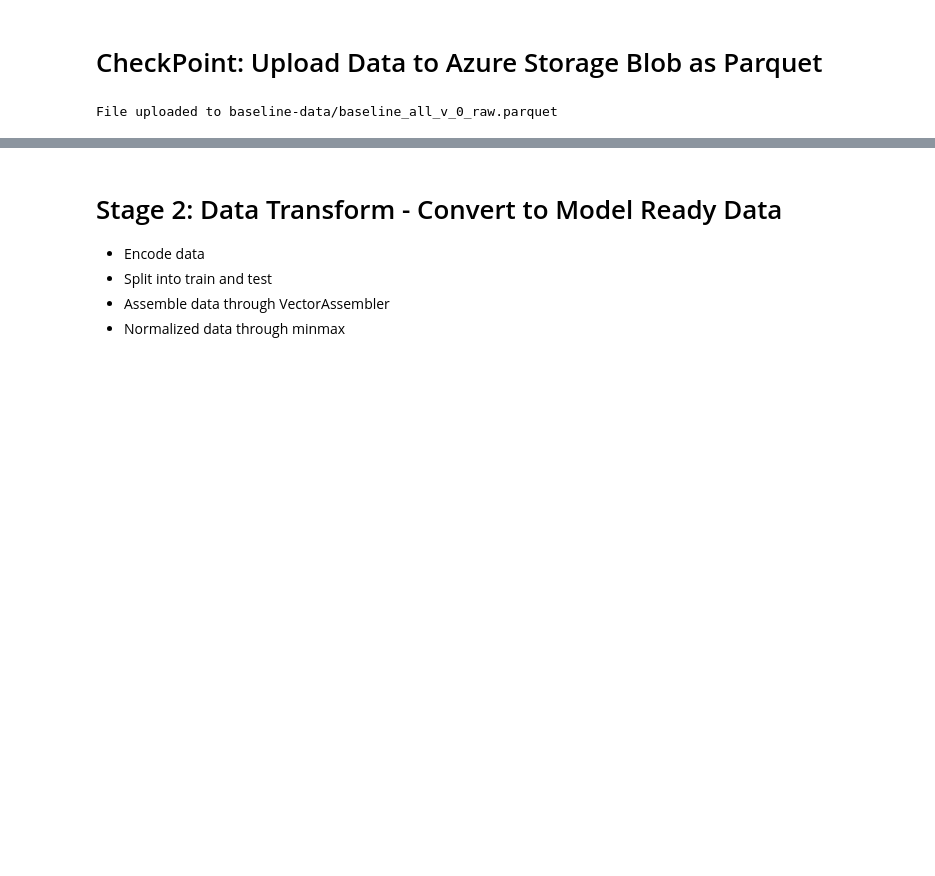
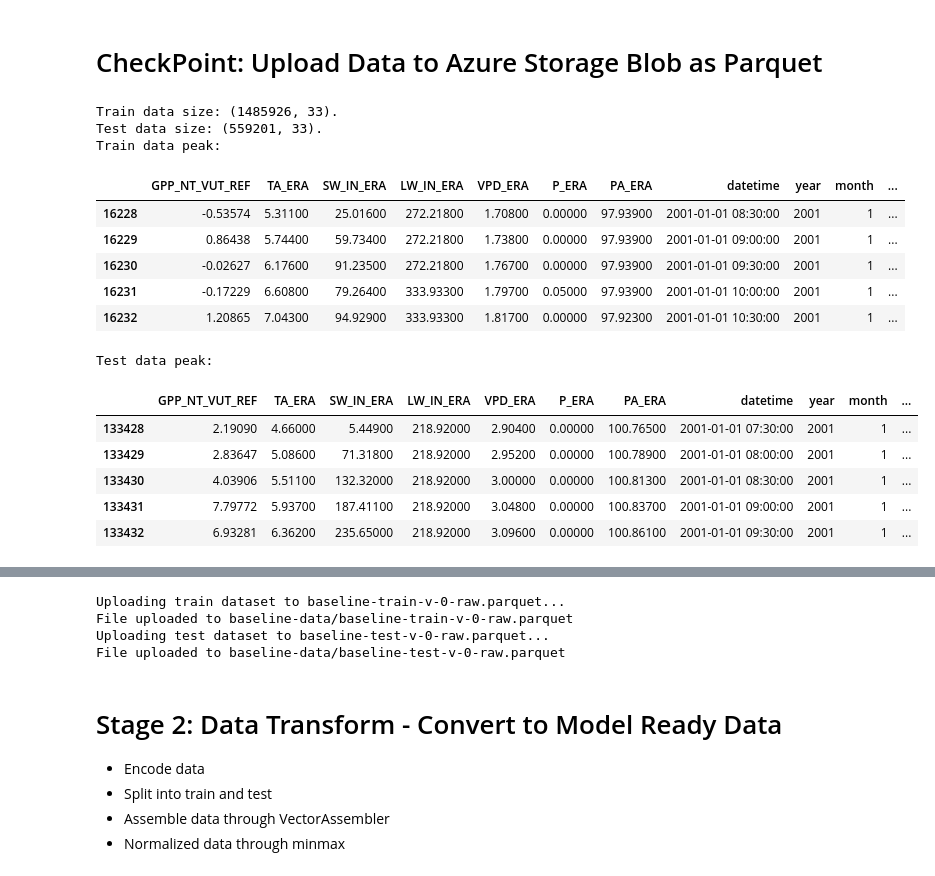
Before and after one commit to jcalz23/co2-flux-hourly-gpp-modeling, a Jupyter notebook: code/src/preprocessing/baseline-data-pipeline-v0.ipynb, the cells around one changed output, grey strips where cells are left out. Saved outputs shown, nothing was run; the diff lists cells and outputs as text; code cells hidden in the pictures; blank space fills up the shorter version.

```diff
--- a/code/src/preprocessing/baseline-data-pipeline-v0.ipynb
+++ b/code/src/preprocessing/baseline-data-pipeline-v0.ipynb
@@ -245,7 +250,7 @@ array(['Temperate', 'Cold', 'Arid'], dtype=object)
 # %%
 # Upload to Azure Storage Blob
 # ref: https://stackoverflow.com/a/54666079
-data_cleanup_checkpoint = True
+data_cleanup_checkpoint = False
 tag = "raw"
 blob_name = f"{blob_name_base}_{tag}.{ext}"
 
@@ -257,5 +262,52 @@ if data_cleanup_checkpoint:
 
   azStorageClient = AzStorageClient(az_cred_file)
   azStorageClient.uploadBlob(container, blob_name, parquet_file, overwrite=True)
-# %% [output]
-File uploaded to baseline-data/baseline_all_v_0_raw.parquet
+# %%
+# Save no transformed data
+data_cleanup_checkpoint = True
+if data_cleanup_checkpoint:
+  train_df = data_df[data_df['site_id'].isin(train_sites)]
+  test_df  = data_df[data_df['site_id'].isin(test_sites)]
+  print(f"Train data size: {train_df.shape}.")
+  print(f"Test data size: {test_df.shape}.")
+
+  print("Train data peak:")
+  display(train_df.head(5))
+  print("Test data peak:")
+  display(test_df.head(5))
+
+  display(train_df.describe())
+  display(train_df.describe())
+
+  # Upload train dataset
+  train_file = BytesIO()
+  train_df.to_parquet(train_file, engine='pyarrow')
+  train_file.seek(0)
+  train_blob_name= f"{train_blob_name_base}-{tag}.{ext}"
+  print(f"Uploading train dataset to {train_blob_name}...")
+  azStorageClient.uploadBlob(container, train_blob_name, train_file, overwrite=True)
+
+  # Upload test dataset
+  test_file = BytesIO()
+  test_df.to_parquet(test_file, engine='pyarrow')
+  test_file.seek(0)
+  test_blob_name= f"{test_blob_name_base}-{tag}.{ext}"
+  print(f"Uploading test dataset to {test_blob_name}...")
+  azStorageClient.uploadBlob(container, test_blob_name, test_file, overwrite=True)
+# %% [output]
+Train data size: (1485926, 33).
+Test data size: (559201, 33).
+Train data peak:
+|  | GPP_NT_VUT_REF | TA_ERA | SW_IN_ERA | LW_IN_ERA | VPD_ERA | P_ERA | PA_ERA | datetime | year | month | ... |
+| 16228 | -0.53574 | 5.31100 | 25.01600 | 272.21800 | 1.70800 | 0.00000 | 97.93900 | 2001-01-01 08:30:00 | 2001 | 1 | ... |
+| 16229 | 0.86438 | 5.74400 | 59.73400 | 272.21800 | 1.73800 | 0.00000 | 97.93900 | 2001-01-01 09:00:00 | 2001 | 1 | ... |
+| 16230 | -0.02627 | 6.17600 | 91.23500 | 272.21800 | 1.76700 | 0.00000 | 97.93900 | 2001-01-01 09:30:00 | 2001 | 1 | ... |
+| 16231 | -0.17229 | 6.60800 | 79.26400 | 333.93300 | 1.79700 | 0.05000 | 97.93900 | 2001-01-01 10:00:00 | 2001 | 1 | ... |
+| 16232 | 1.20865 | 7.04300 | 94.92900 | 333.93300 | 1.81700 | 0.00000 | 97.92300 | 2001-01-01 10:30:00 | 2001 | 1 | ... |
+Test data peak:
+|  | GPP_NT_VUT_REF | TA_ERA | SW_IN_ERA | LW_IN_ERA | VPD_ERA | P_ERA | PA_ERA | datetime | year | month | ... |
+| 133428 | 2.19090 | 4.66000 | 5.44900 | 218.92000 | 2.90400 | 0.00000 | 100.76500 | 2001-01-01 07:30:00 | 2001 | 1 | ... |
+| 133429 | 2.83647 | 5.08600 | 71.31800 | 218.92000 | 2.95200 | 0.00000 | 100.78900 | 2001-01-01 08:00:00 | 2001 | 1 | ... |
+| 133430 | 4.03906 | 5.51100 | 132.32000 | 218.92000 | 3.00000 | 0.00000 | 100.81300 | 2001-01-01 08:30:00 | 2001 | 1 | ... |
+| 133431 | 7.79772 | 5.93700 | 187.41100 | 218.92000 | 3.04800 | 0.00000 | 100.83700 | 2001-01-01 09:00:00 | 2001 | 1 | ... |
+| 133432 | 6.93281 | 6.36200 | 235.65000 | 218.92000 | 3.09600 | 0.00000 | 100.86100 | 2001-01-01 09:30:00 | 2001 | 1 | ... |
@@ -262,3 +332,7 @@ File uploaded to baseline-data/baseline_all_v_0_raw.parquet
+Uploading train dataset to baseline-train-v-0-raw.parquet...
+File uploaded to baseline-data/baseline-train-v-0-raw.parquet
+Uploading test dataset to baseline-test-v-0-raw.parquet...
+File uploaded to baseline-data/baseline-test-v-0-raw.parquet
 # %% [markdown]
 # Stage 2: Data Transform - Convert to Model Ready Data
 - Encode data
```
Also changed, not shown: parts of 10 cells of this notebook.
